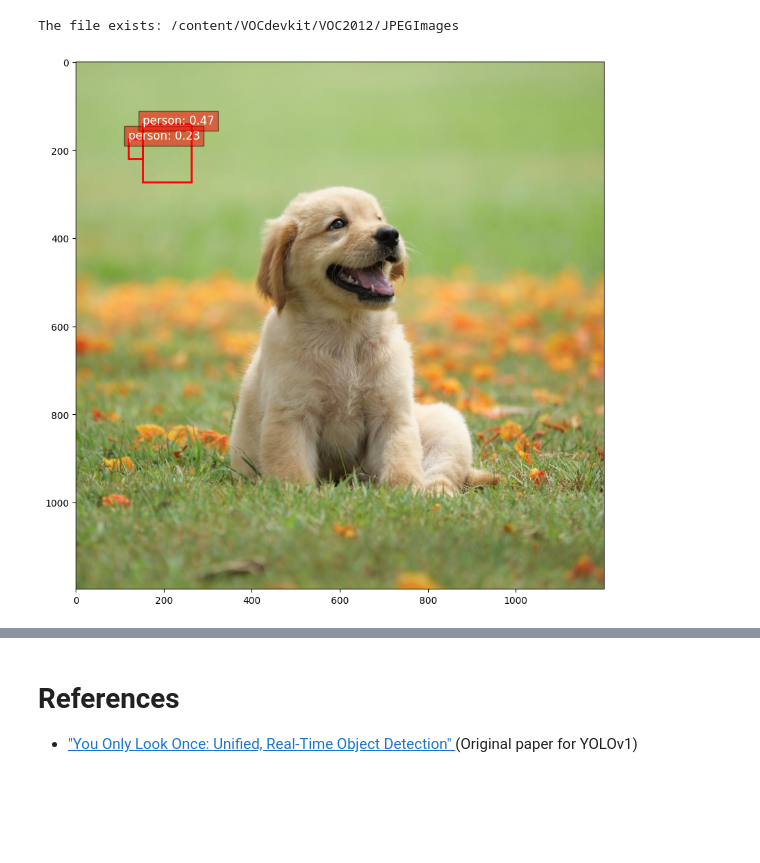
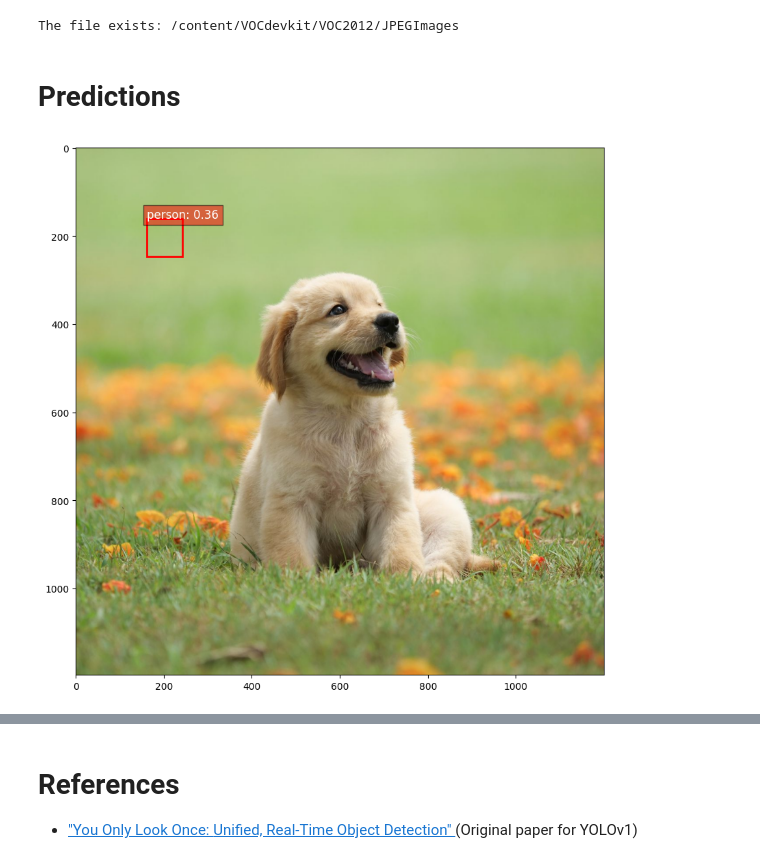
Before and after one commit to M1kE01/yolo_object_detection, a Jupyter notebook: YOLO_object_detection.ipynb, the cells around one changed output, grey strips where cells are left out. Saved outputs shown, nothing was run; the diff lists cells and outputs as text; code cells hidden in the pictures; blank space fills up the shorter version.

```diff
--- a/YOLO_object_detection.ipynb
+++ b/YOLO_object_detection.ipynb
@@ -245,9 +245,11 @@ class YOLODataset(Dataset):
         return image, target
 # %%
 transform = transforms.Compose([
-    transforms.Resize((448, 448)),   # Choosing the size like in the original paper for YOLOv1
+    transforms.Resize((448, 448)),   # Higher resolution if possible
     transforms.ColorJitter(),
     transforms.RandomHorizontalFlip(),
+    transforms.RandomRotation(20),
+    transforms.RandomAffine(degrees=0, translate=(0.05, 0.05), scale=(0.95, 1.05)),
     transforms.ToTensor()
 ])
 
@@ -280,22 +282,27 @@ class CustomYOLOCNN(nn.Module):
 
     self.features = nn.Sequential(
         nn.Conv2d(3, 64, kernel_size=3, stride=2, padding=2),
+        nn.BatchNorm2d(64),
         nn.LeakyReLU(0.1),
         nn.MaxPool2d(kernel_size=2, stride=2),
 
         nn.Conv2d(64, 128, kernel_size=3, stride=2, padding=2),
+        nn.BatchNorm2d(128),
         nn.LeakyReLU(0.1),
         nn.MaxPool2d(kernel_size=2, stride=2),
 
         nn.Conv2d(128, 128, kernel_size=3, stride=2, padding=2),
+        nn.BatchNorm2d(128),
         nn.LeakyReLU(0.1),
         nn.MaxPool2d(kernel_size=2, stride=2)
     )
+    # Initialize weights
+    self._initialize_weights()
 
     with torch.no_grad():
-        dummy_input = torch.zeros((1, 3, 448, 448))  # Use the size of your input images
+        dummy_input = torch.zeros((1, 3, 448, 448))
         dummy_features = self.features(dummy_input)
-        self._linear_input_features = dummy_features.view(1, -1).shape[1]
+        self._linear_input_features = dummy_features.view(1, -1).size(1)
 
     self.classifier = nn.Sequential(
         nn.Flatten(),
@@ -305,6 +312,14 @@ class CustomYOLOCNN(nn.Module):
         nn.Linear(4096, S * S * (C + B * 5))
         )
 
+  def _initialize_weights(self):
+        for m in self.modules():
+            if isinstance(m, nn.Conv2d):
+                nn.init.kaiming_normal_(m.weight, mode='fan_out', nonlinearity='leaky_relu')
+            elif isinstance(m, nn.BatchNorm2d):
+                nn.init.constant_(m.weight, 1)
+                nn.init.constant_(m.bias, 0)
+
   def forward(self, x):
     x = self.features(x)
     x = x.view(x.size(0), -1)
@@ -407,6 +428,8 @@ else:
     print(f"The file does not exist: {file_path}")
 # %% [output]
 The file exists: /content/VOCdevkit/VOC2012/JPEGImages
+# %% [markdown]
+# Predictions
 # %%
 import torch
 from torchvision import transforms
@@ -490,35 +513,35 @@ def draw_boxes(original_image, boxes, class_map):
     plt.imshow(original_image)
     ax = plt.gca()
 
     # For each box, add a rectangle and label - this is an example, adjust according to your decode_predictions function
     for box in boxes:
         label = class_map[box['label']]
         confidence = box['confidence']
         xmin, ymin, xmax, ymax = box['xmin'], box['ymin'], box['xmax'], box['ymax']
         rect = patches.Rectangle((xmin, ymin), xmax-xmin, ymax-ymin, linewidth=2, edgecolor='r', facecolor='none')
         ax.add_patch(rect)
         plt.text(xmin, ymin, f"{label}: {confidence:.2f}", color='white', fontsize=12, bbox=dict(facecolor='red', alpha=0.5))
 
     plt.show()
 
 # Path to the model checkpoint and image file
-model_path = '/content/yolo_checkpoint.pth.tar'
+model_path = '/content/yolo_checkpoint_modified.pth.tar'
 image_path = '/content/dog-photo.jpg'
 
 # Load the model and preprocess the image
 model = load_trained_model(model_path)
 input_image = preprocess_image(image_path)
 
 # Assuming you have a function that can decode the raw model output into bounding boxes
 with torch.no_grad():
     predictions_tensor = model(input_image.unsqueeze(0))  # Add a batch dimension
 boxes = decode_predictions(predictions_tensor)  # Decode predictions
 
 # Draw the boxes on the original image
 original_image = Image.open(image_path).convert('RGB')  # Convert image to RGB
 draw_boxes(original_image, boxes, inverse_label_map)
 # %% [output]
-[figure, old version]
+[figure, new version]
 # %%
 import torch
 
```
Also changed, not shown: parts of 5 cells of this notebook.
